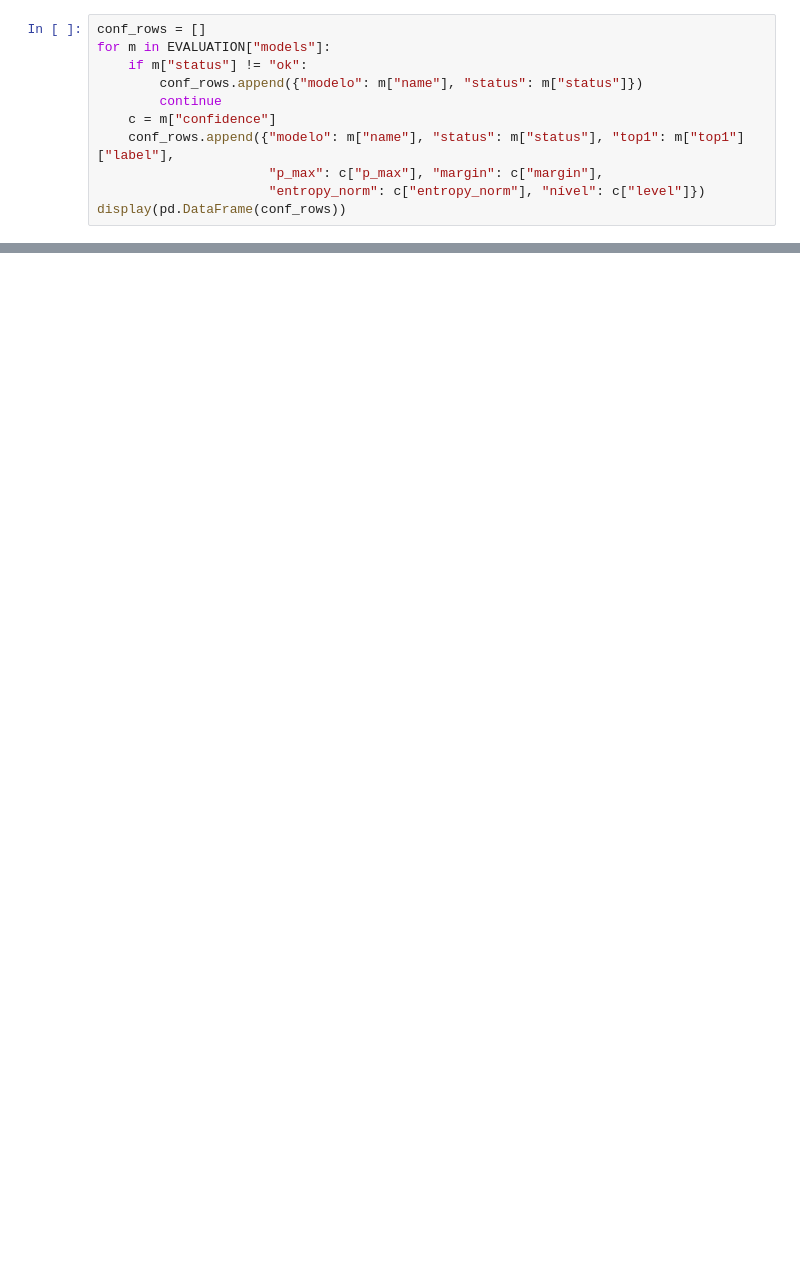
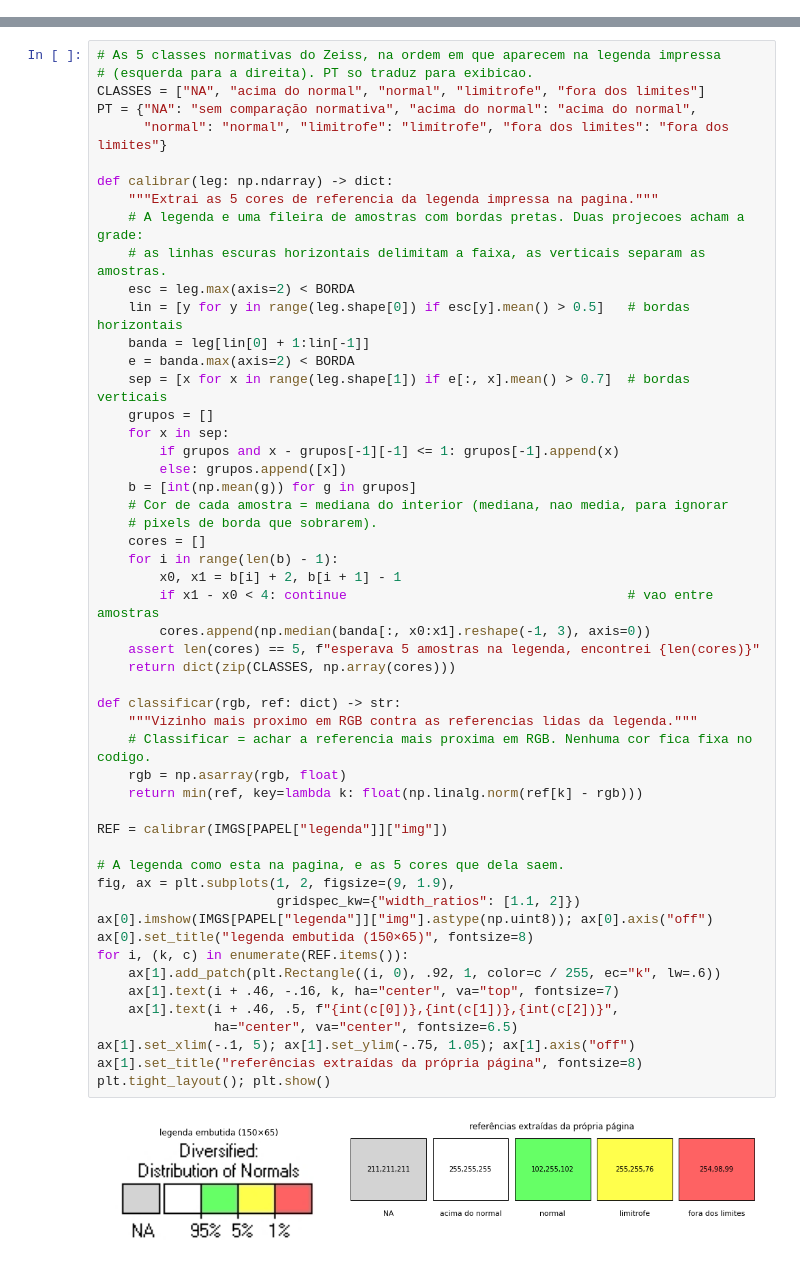
Before and after one commit to rtardell1/pai-analise-de-retina-oct, a Jupyter notebook: pai-analise_retina-rafael_tardelli.ipynb, the cells around one changed output, grey strips where cells are left out. Cells and saved outputs as stored; diff of their text form; blank space fills up the shorter version.

```diff
--- a/pai-analise_retina-rafael_tardelli.ipynb
+++ b/pai-analise_retina-rafael_tardelli.ipynb
@@ -817,11 +0,0 @@ o nível resultante.
-# %%
-conf_rows = []
-for m in EVALUATION["models"]:
-    if m["status"] != "ok":
-        conf_rows.append({"modelo": m["name"], "status": m["status"]})
-        continue
-    c = m["confidence"]
-    conf_rows.append({"modelo": m["name"], "status": m["status"], "top1": m["top1"]["label"],
-                      "p_max": c["p_max"], "margin": c["margin"],
-                      "entropy_norm": c["entropy_norm"], "nível": c["level"]})
-display(pd.DataFrame(conf_rows))
@@ -965,0 +502,54 @@ experimentos; números específicos dependem das imagens carregadas na execuçã
+# %%
+# As 5 classes normativas do Zeiss, na ordem em que aparecem na legenda impressa
+# (esquerda para a direita). PT so traduz para exibicao.
+CLASSES = ["NA", "acima do normal", "normal", "limitrofe", "fora dos limites"]
+PT = {"NA": "sem comparação normativa", "acima do normal": "acima do normal",
+      "normal": "normal", "limitrofe": "limítrofe", "fora dos limites": "fora dos limites"}
+
+def calibrar(leg: np.ndarray) -> dict:
+    """Extrai as 5 cores de referencia da legenda impressa na pagina."""
+    # A legenda e uma fileira de amostras com bordas pretas. Duas projecoes acham a grade:
+    # as linhas escuras horizontais delimitam a faixa, as verticais separam as amostras.
+    esc = leg.max(axis=2) < BORDA
+    lin = [y for y in range(leg.shape[0]) if esc[y].mean() > 0.5]   # bordas horizontais
+    banda = leg[lin[0] + 1:lin[-1]]
+    e = banda.max(axis=2) < BORDA
+    sep = [x for x in range(leg.shape[1]) if e[:, x].mean() > 0.7]  # bordas verticais
+    grupos = []
+    for x in sep:
+        if grupos and x - grupos[-1][-1] <= 1: grupos[-1].append(x)
+        else: grupos.append([x])
+    b = [int(np.mean(g)) for g in grupos]
+    # Cor de cada amostra = mediana do interior (mediana, nao media, para ignorar
+    # pixels de borda que sobrarem).
+    cores = []
+    for i in range(len(b) - 1):
+        x0, x1 = b[i] + 2, b[i + 1] - 1
+        if x1 - x0 < 4: continue                                    # vao entre amostras
+        cores.append(np.median(banda[:, x0:x1].reshape(-1, 3), axis=0))
+    assert len(cores) == 5, f"esperava 5 amostras na legenda, encontrei {len(cores)}"
+    return dict(zip(CLASSES, np.array(cores)))
+
+def classificar(rgb, ref: dict) -> str:
+    """Vizinho mais proximo em RGB contra as referencias lidas da legenda."""
+    # Classificar = achar a referencia mais proxima em RGB. Nenhuma cor fica fixa no codigo.
+    rgb = np.asarray(rgb, float)
+    return min(ref, key=lambda k: float(np.linalg.norm(ref[k] - rgb)))
+
+REF = calibrar(IMGS[PAPEL["legenda"]]["img"])
+
+# A legenda como esta na pagina, e as 5 cores que dela saem.
+fig, ax = plt.subplots(1, 2, figsize=(9, 1.9),
+                       gridspec_kw={"width_ratios": [1.1, 2]})
+ax[0].imshow(IMGS[PAPEL["legenda"]]["img"].astype(np.uint8)); ax[0].axis("off")
+ax[0].set_title("legenda embutida (150×65)", fontsize=8)
+for i, (k, c) in enumerate(REF.items()):
+    ax[1].add_patch(plt.Rectangle((i, 0), .92, 1, color=c / 255, ec="k", lw=.6))
+    ax[1].text(i + .46, -.16, k, ha="center", va="top", fontsize=7)
+    ax[1].text(i + .46, .5, f"{int(c[0])},{int(c[1])},{int(c[2])}",
+               ha="center", va="center", fontsize=6.5)
+ax[1].set_xlim(-.1, 5); ax[1].set_ylim(-.75, 1.05); ax[1].axis("off")
+ax[1].set_title("referências extraídas da própria página", fontsize=8)
+plt.tight_layout(); plt.show()
+# %% [output]
+[figure, added]
```
Also changed, not shown: parts of 72 cells of this notebook, 9 other files.
